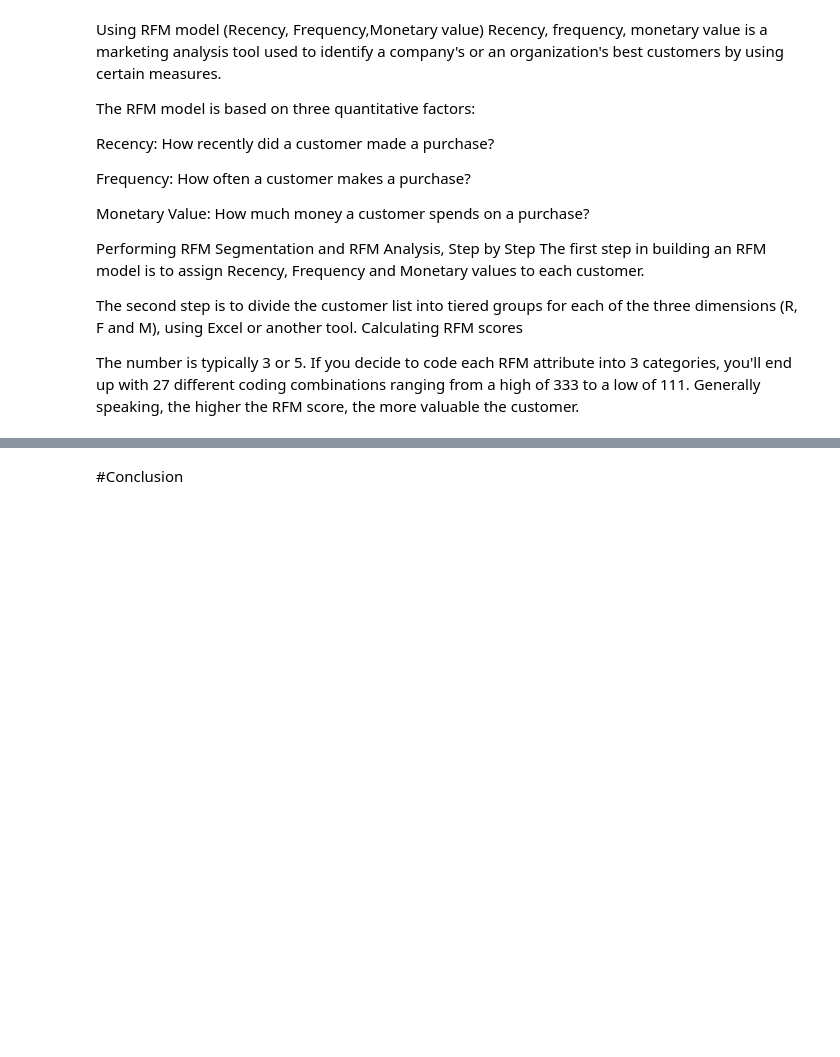
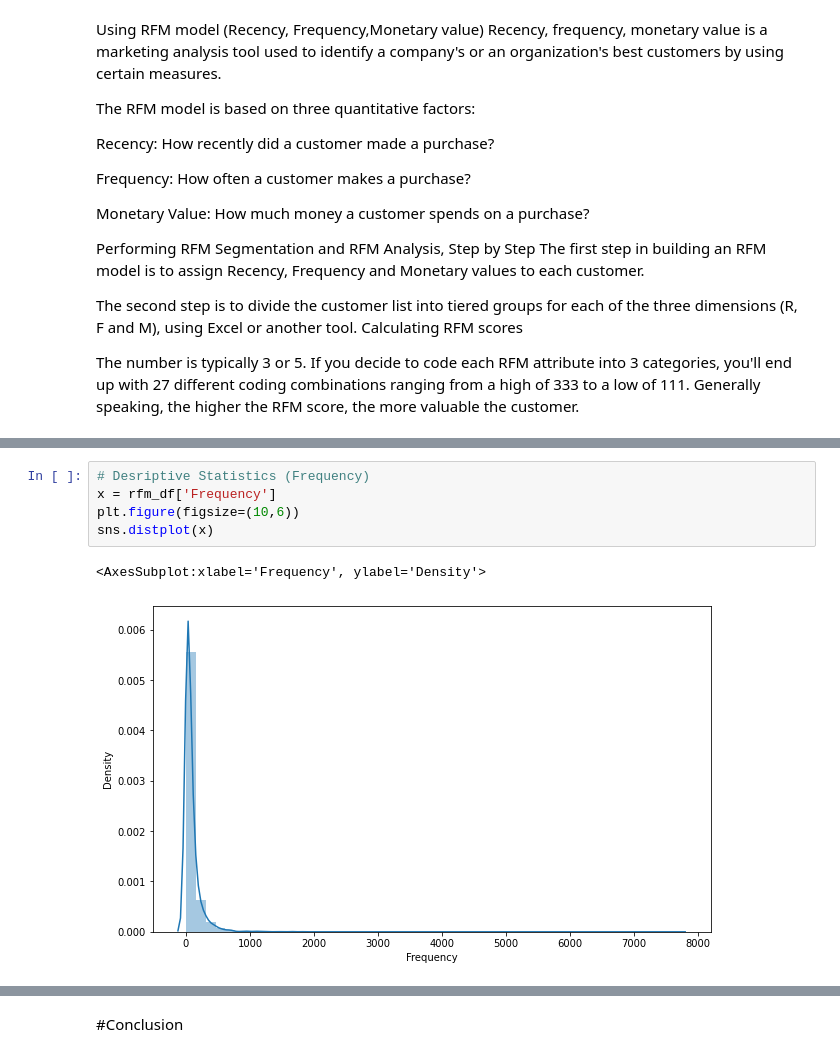
Before and after one commit to renukagore107/Online-Retail-Customer-Segmentaion, a Jupyter notebook: Online_Retail_Customer_Sagmentation.ipynb, the cells around one changed output, grey strips where cells are left out. Drawn from its saved outputs; the diff is of its cells as text; blank space fills up the shorter version.

```diff
--- a/Online_Retail_Customer_Sagmentation.ipynb
+++ b/Online_Retail_Customer_Sagmentation.ipynb
@@ -723,0 +726,8 @@ The number is typically 3 or 5. If you decide to code each RFM attribute into 3
+# %%
+# Desriptive Statistics (Frequency)
+x = rfm_df['Frequency']
+plt.figure(figsize=(10,6))
+sns.distplot(x)
+# %% [output]
+<AxesSubplot:xlabel='Frequency', ylabel='Density'>
+[figure, added]
```
Also changed, not shown: parts of 29 cells of this notebook.
